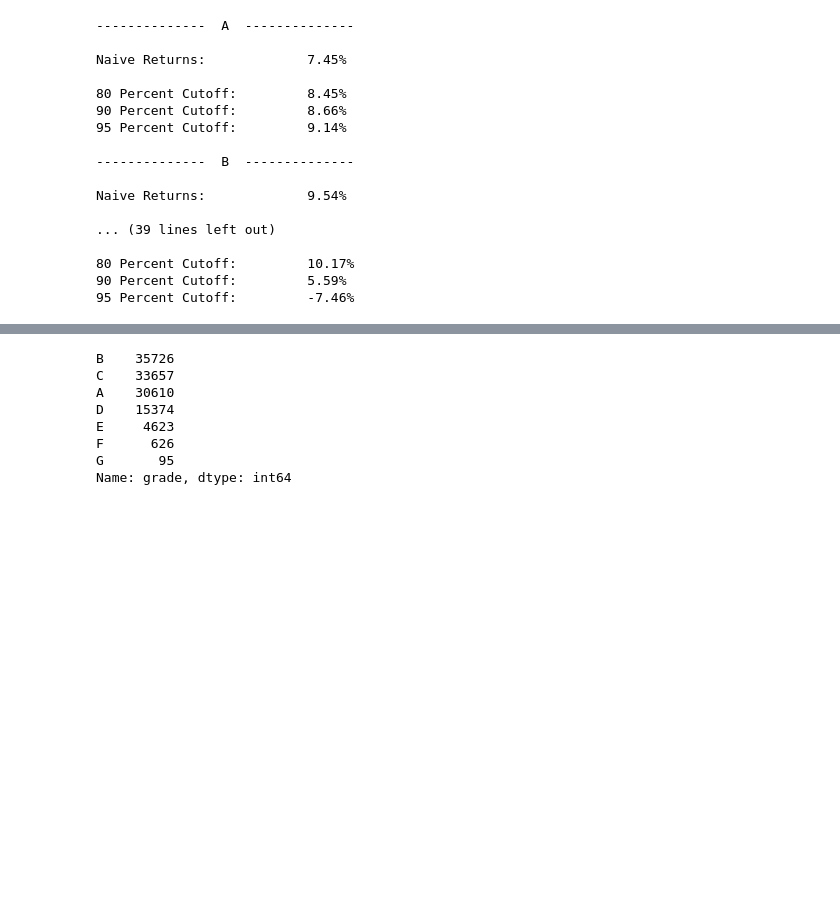
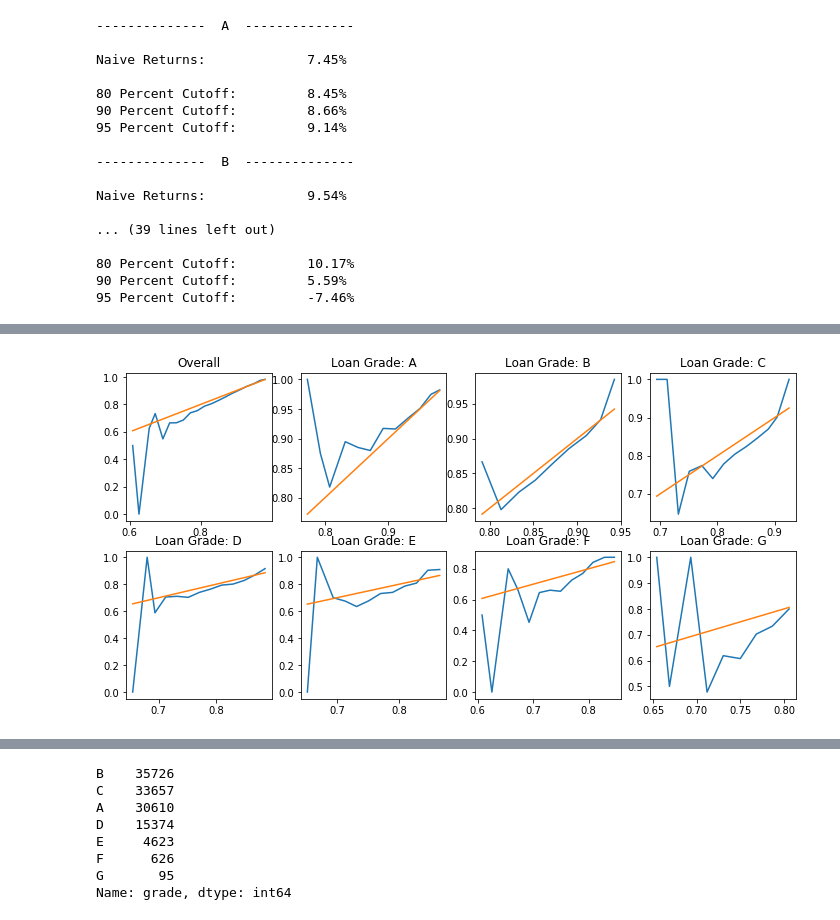
Before and after one commit to timcopelandoh/thinkful, a Jupyter notebook: Capstones and Projects/Capstone 3 - Final.ipynb, the cells around one changed output, grey strips where cells are left out. Drawn from its saved outputs; the diff is of its cells as text; code cells hidden in the pictures; blank space fills up the shorter version.

```diff
--- a/Capstones and Projects/Capstone 3 - Final.ipynb
+++ b/Capstones and Projects/Capstone 3 - Final.ipynb
@@ -553,0 +644,4 @@ test['pred_rf2'] = [x[1] for x in rf2.predict_proba(X2_test)]
+# %%
+graph_by_grade(test.pred_rf2, test.grade, test.target)
+# %% [output]
+[figure, added]
```
Also changed, not shown: parts of 52 cells of this notebook, 2 other files.
